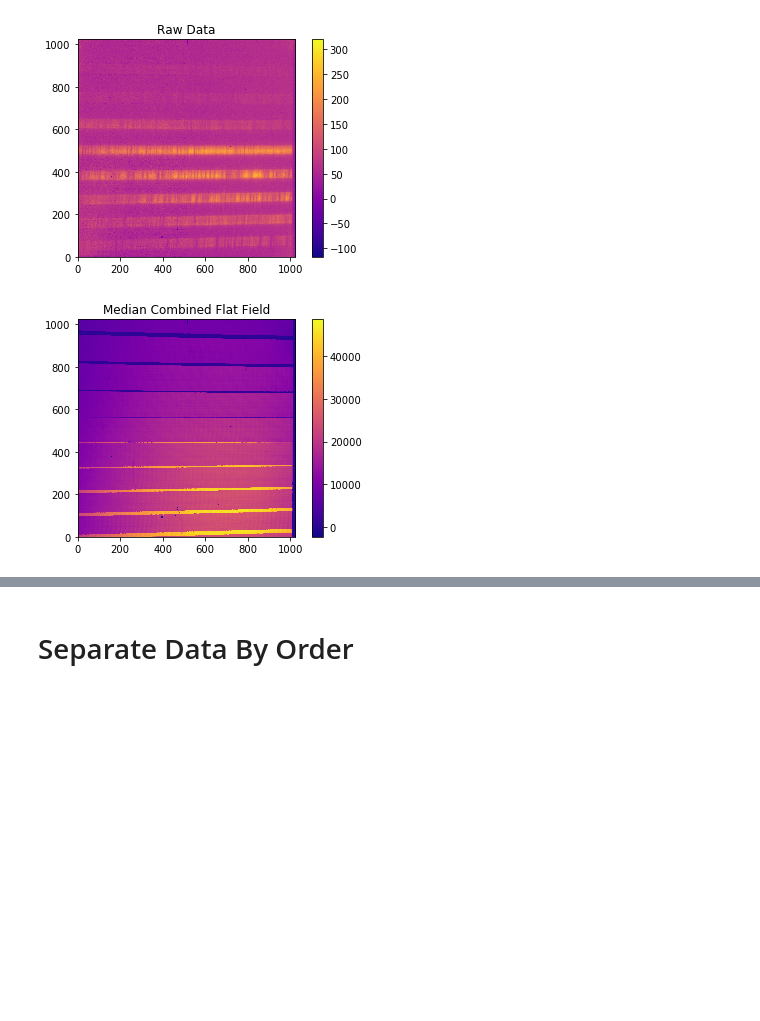
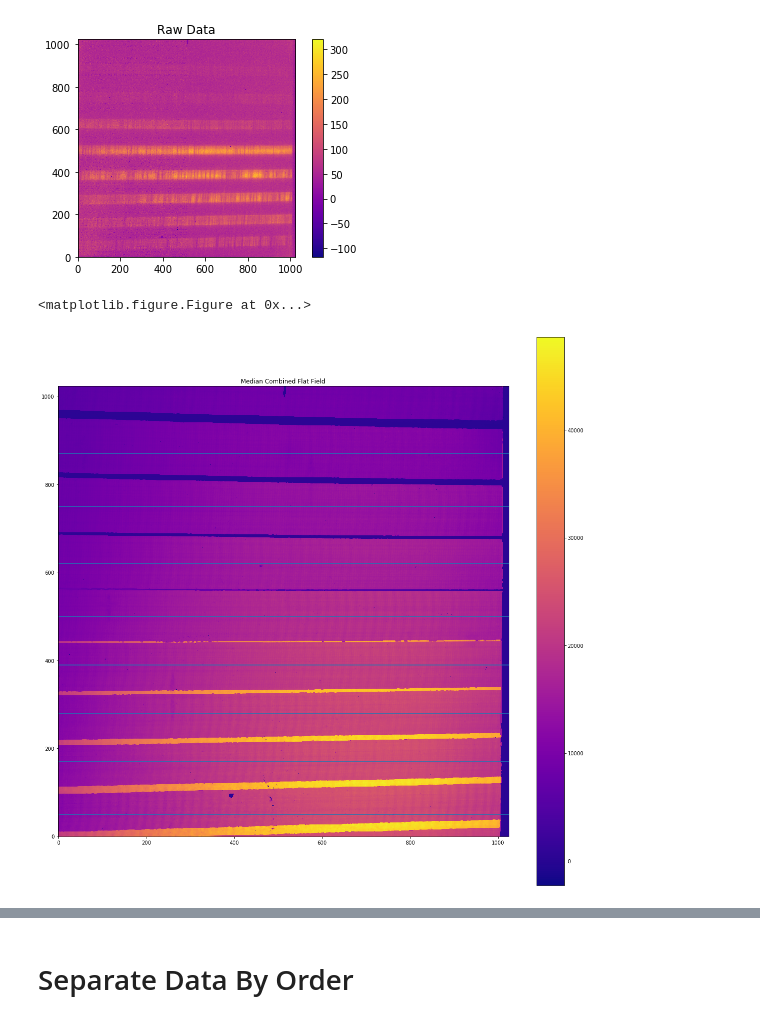
Before and after one commit to RyleighFitzpatrick/Keck-Reductions, a Jupyter notebook: Titan High Res Reductions.ipynb, the cells around one changed output, grey strips where cells are left out. Saved outputs shown, nothing was run; the diff lists cells and outputs as text; code cells hidden in the pictures; blank space fills up the shorter version.

Commit message:
Updating order separation - working

```diff
--- a/Titan High Res Reductions.ipynb
+++ b/Titan High Res Reductions.ipynb
@@ -55,9 +49,21 @@ dtype('float64')
+# %%
+flatImgNames = ['jul10s0060','jul10s0061','jul10s0062','jul10s0063','jul10s0064']
+flats = [ru.readFits('/Volumes/Ryleigh/Research/Titan/KeckObs/Keck2017/rawData/SPEC/'+f+'_cleaned.fits', head='no')
+         for f in flatImgNames]
+flats = np.dstack(flats) #Stack Flat Images in 3D array
+flat = np.median(flats, axis=2)
 # %%
 #plot raw data image
 ru.plotFitsImage(rawSpec, title = 'Raw Data', vmin = rawSpec.min(), vmax =rawSpec.max())
 # %% [output]
 [figure]
 # %%
-ru.plotFitsImage(flatHR, title='Median Combined Flat Field', vmin=flatHR.min(), vmax=flatHR.max())
+ru.plotFitsImage(flat, title='Median Combined Flat Field', vmin=flatHR.min(), vmax=flatHR.max(), figsize=(20,20))
+
+order_ys = [50, 170, 280, 390, 500, 620, 750, 870]
+
+for point in order_ys:
+     plt.axhline(y=point)
 # %% [output]
+<matplotlib.figure.Figure at 0x...>
-[figure, old version]
+[figure, new version]
```
Also changed, not shown: parts of 20 cells of this notebook, 1 other file.
